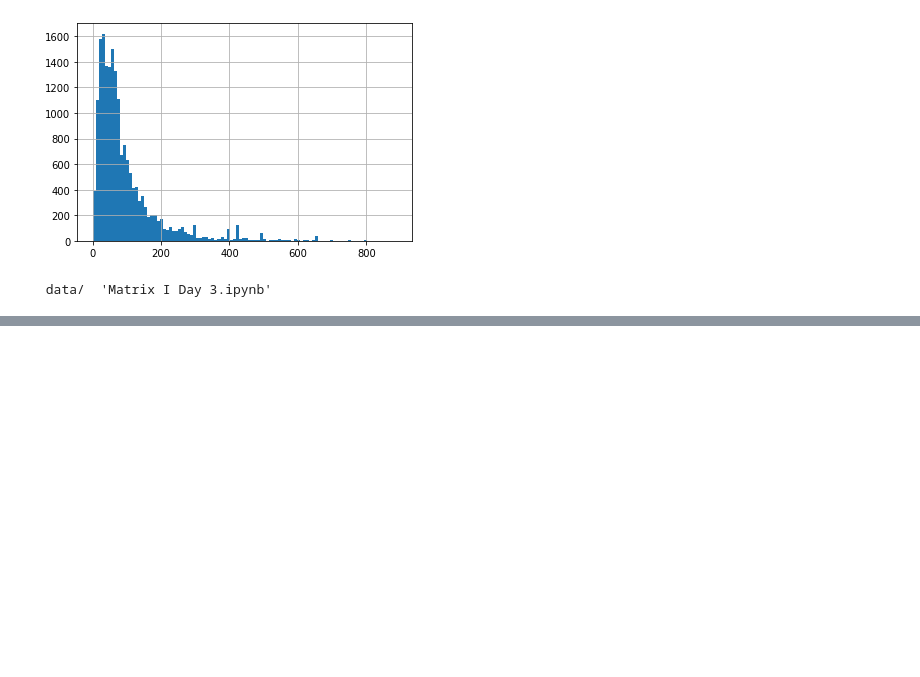
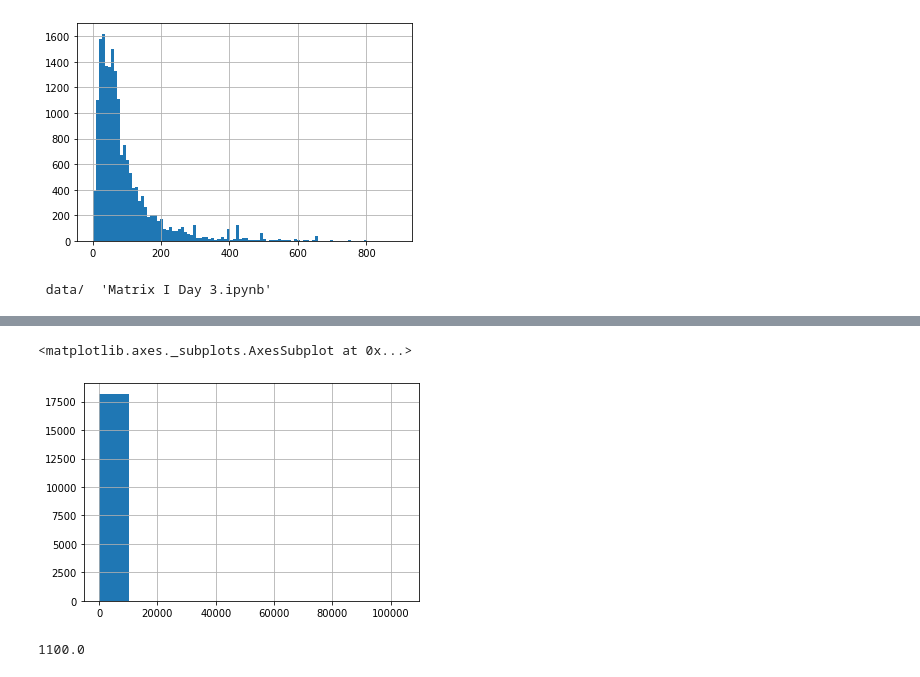
Before and after one commit to andrzej-malina/data_workshop_matrix, a Jupyter notebook: Matrix I/Matrix I Day 3.ipynb, the cells around one changed output, grey strips where cells are left out. Saved outputs shown, nothing was run; the diff lists cells and outputs as text; code cells hidden in the pictures; blank space fills up the shorter version.

Commit message:
Read Men's and Women's Shoes Prices dataset from data.world

```diff
--- a/Matrix I/Matrix I Day 3.ipynb
+++ b/Matrix I/Matrix I Day 3.ipynb
@@ -177,0 +190,2 @@ Branch 'master' set up to track remote branch 'master' from 'origin'.
+# %%
+data2 = dw.load_dataset('datafiniti/womens-shoe-prices')
@@ -177,0 +196,2 @@ Branch 'master' set up to track remote branch 'master' from 'origin'.
+# %%
+df2 = data2.dataframes['7003_1']
@@ -177,0 +233,2 @@ Branch 'master' set up to track remote branch 'master' from 'origin'.
+# %%
+df2_usd = df2[df2['prices_currency']=='USD'].copy()
@@ -177,0 +250,10 @@ Branch 'master' set up to track remote branch 'master' from 'origin'.
+# %%
+df2_usd['prices_amountmin'] = df2_usd['prices_amountmin'].astype(np.float)
+df2_usd['prices_amountmin'].hist()
+# %% [output]
+<matplotlib.axes._subplots.AxesSubplot at 0x...>
+[figure, added]
+# %%
+np.percentile(df2_usd['prices_amountmin'], 99)
+# %% [output]
+1100.0
```
Also changed, not shown: parts of 23 cells of this notebook.
